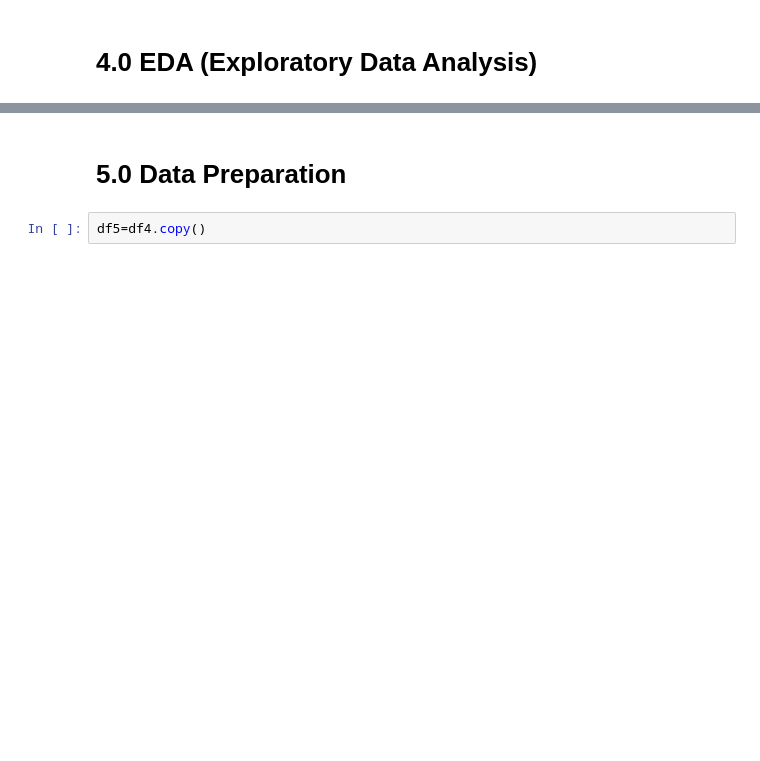
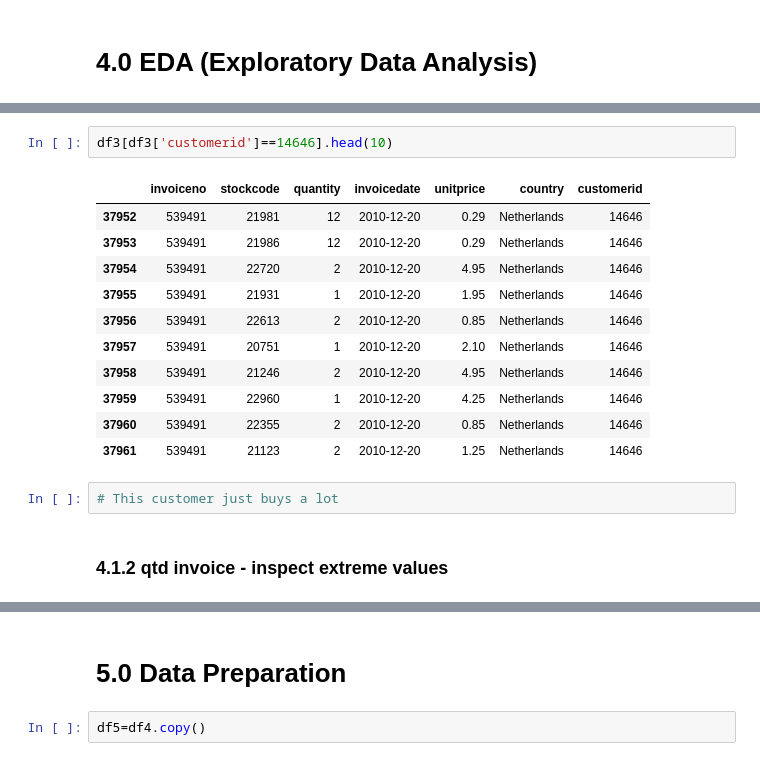
Before and after one commit to ViniciusKos/insiders_clustering, a Jupyter notebook: cluster_circle4.ipynb, the cells around one changed output, grey strips where cells are left out. Cells and saved outputs as stored; diff of their text form; blank space fills up the shorter version.

```diff
--- a/cluster_circle4.ipynb
+++ b/cluster_circle4.ipynb
@@ -566,0 +726,18 @@ df4.head()
+# %%
+df3[df3['customerid']==14646].head(10)
+# %% [output]
+|  | invoiceno | stockcode | quantity | invoicedate | unitprice | country | customerid |
+| 37952 | 539491 | 21981 | 12 | 2010-12-20 | 0.29 | Netherlands | 14646 |
+| 37953 | 539491 | 21986 | 12 | 2010-12-20 | 0.29 | Netherlands | 14646 |
+| 37954 | 539491 | 22720 | 2 | 2010-12-20 | 4.95 | Netherlands | 14646 |
+| 37955 | 539491 | 21931 | 1 | 2010-12-20 | 1.95 | Netherlands | 14646 |
+| 37956 | 539491 | 22613 | 2 | 2010-12-20 | 0.85 | Netherlands | 14646 |
+| 37957 | 539491 | 20751 | 1 | 2010-12-20 | 2.10 | Netherlands | 14646 |
+| 37958 | 539491 | 21246 | 2 | 2010-12-20 | 4.95 | Netherlands | 14646 |
+| 37959 | 539491 | 22960 | 1 | 2010-12-20 | 4.25 | Netherlands | 14646 |
+| 37960 | 539491 | 22355 | 2 | 2010-12-20 | 0.85 | Netherlands | 14646 |
+| 37961 | 539491 | 21123 | 2 | 2010-12-20 | 1.25 | Netherlands | 14646 |
+# %%
+# This customer just buys a lot
+# %% [markdown]
+### 4.1.2 qtd invoice - inspect extreme values
```
Also changed, not shown: parts of 42 cells of this notebook, 1 other file.
